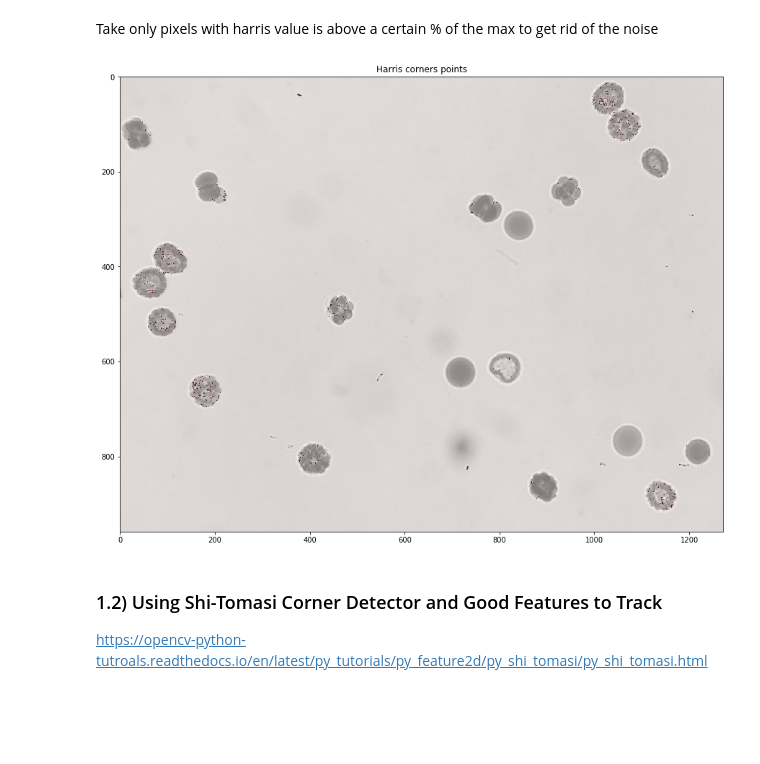
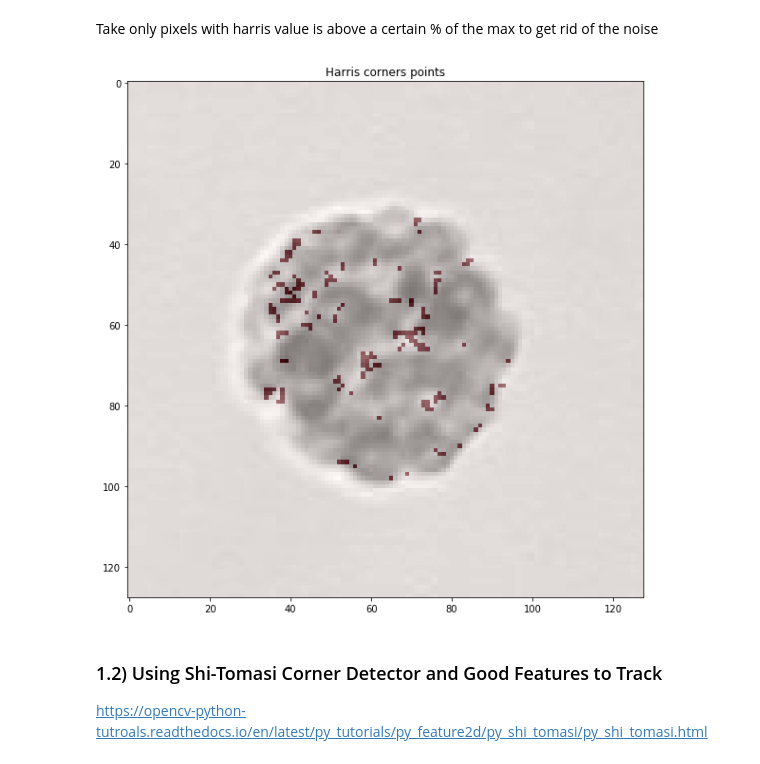
Before and after one commit to UniversalBuilder/Python-and-Microscopy, a Jupyter notebook: Features, detectors and descriptors in OpenCV.ipynb, the cells around one changed output. Drawn from its saved outputs; the diff is of its cells as text; code cells hidden in the pictures; blank space fills up the shorter version.

```diff
--- a/Features, detectors and descriptors in OpenCV.ipynb
+++ b/Features, detectors and descriptors in OpenCV.ipynb
@@ -7,12 +7,12 @@ import matplotlib.pyplot as plt
 # %% [markdown]
 ### Get an image and convert it to grayscale 32-bit float
 # %%
-img = cv2.imread('images/embryos_rgb.tif')
+img = cv2.imread('images/one_embryo.tif')
 img_gray = cv2.cvtColor(img, cv2.COLOR_BGR2GRAY)
 img_gray_float = np.float32(img_gray)
 
-fig = plt.figure(figsize=(15,15))
+fig = plt.figure(figsize=(10,10))
 fig.add_subplot(1,1,1)
-plt.imshow(img_gray_float, cmap='gray');
-plt.title(f'Original {img.shape}')
+plt.imshow(img_gray_float, cmap='gray')
+plt.title(f'Original {img.shape}');
 # %% [output]
@@ -30,16 +29,16 @@ harris = cv2.cornerHarris(img_gray_float, 2, 3, 0.04)
 Take only pixels with harris value is above a certain % of the max to get rid of the noise
 # %%
 harris_img = np.zeros((img.shape[0], img.shape[1]))
-harris_img[harris>0.01*harris.max()] = 1
+harris_img[harris>0.1*harris.max()] = 1
 
-fig2 = plt.figure(figsize=(15,15))
+fig2 = plt.figure(figsize=(10,10))
 
 fig2.add_subplot(1,1,1)
 plt.imshow(img_gray_float, cmap='gray')
 plt.imshow(harris_img, alpha=0.5, cmap='Reds')
 plt.title('Harris corners points');
 # %% [output]
-[figure, old version]
+[figure, new version]
 # %% [markdown]
 ### 1.2) Using Shi-Tomasi Corner Detector and Good Features to Track
 
```
Also changed, not shown: parts of 4 cells of this notebook, 1 other file.
